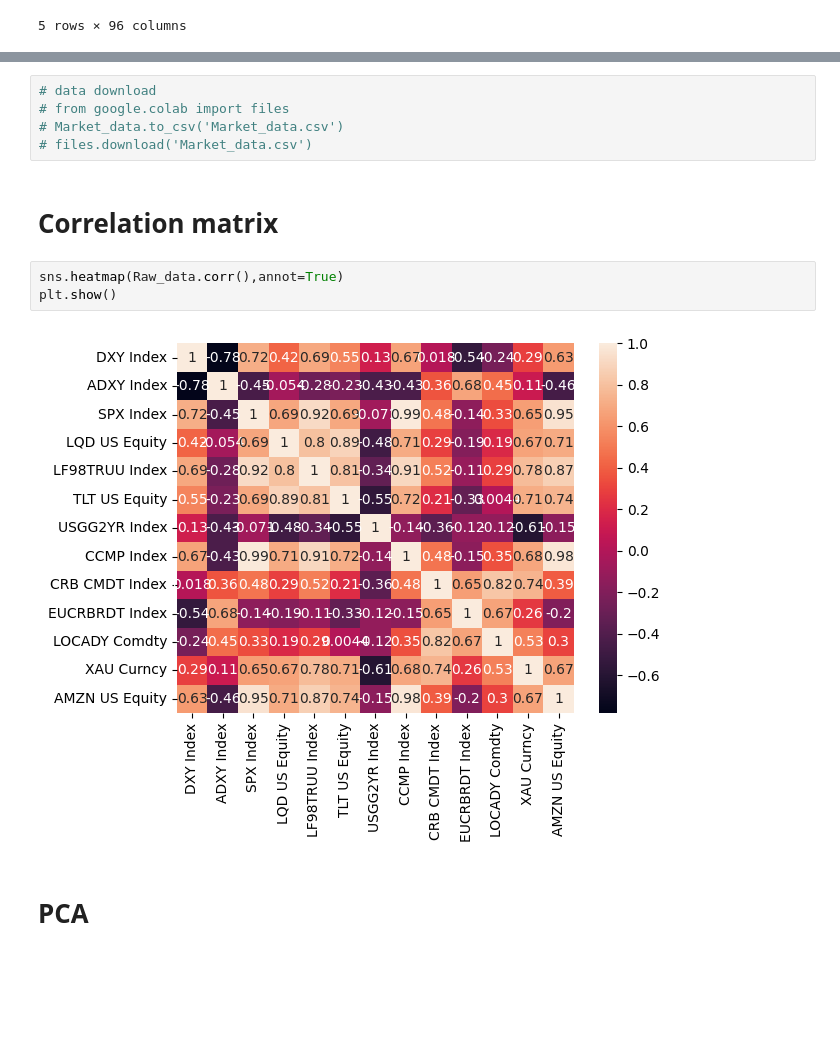
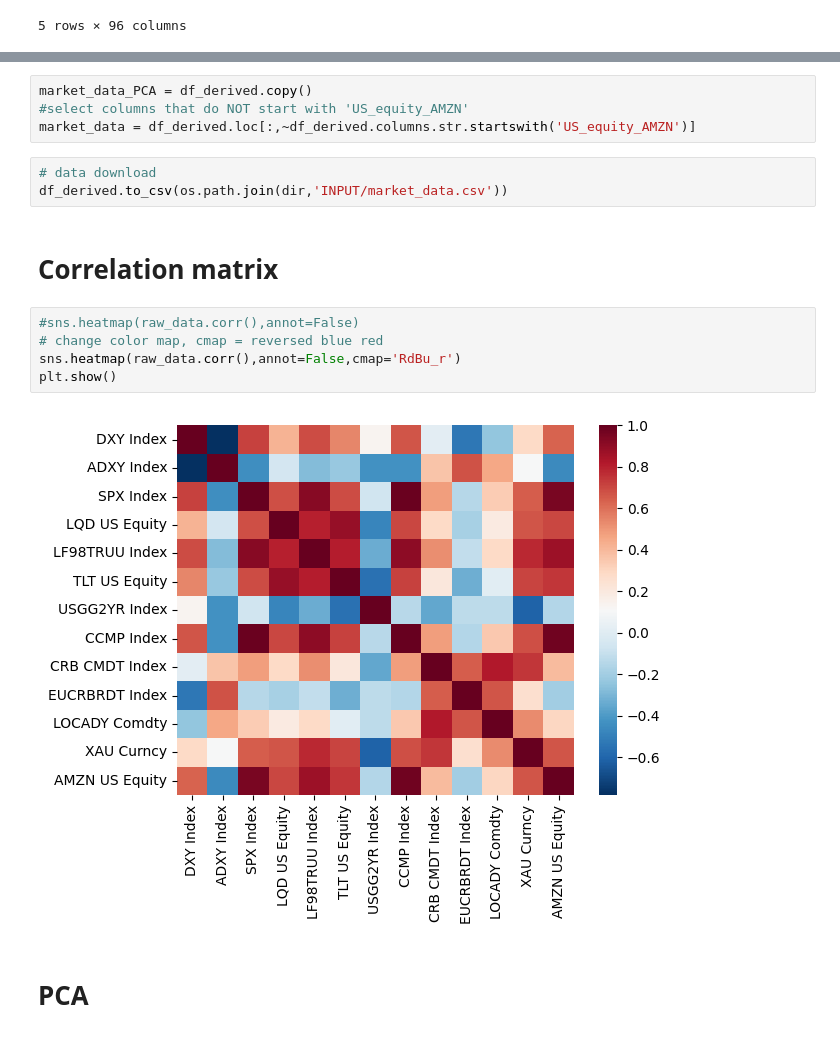
Before and after one commit to joyyuan89/FinAI, a Jupyter notebook: case_study/market_regime/Market_regime_v1.ipynb, the cells around one changed output, grey strips where cells are left out. Drawn from its saved outputs; the diff is of its cells as text; blank space fills up the shorter version.

```diff
--- a/case_study/market_regime/Market_regime_v1.ipynb
+++ b/case_study/market_regime/Market_regime_v1.ipynb
@@ -189,15 +177,19 @@ Index(['label', 'US_equity_MA10', 'US_equity_STD10', 'US_equity_DIFF10',
-# %%
-# data download
-# from google.colab import files
-# Market_data.to_csv('Market_data.csv')
-# files.download('Market_data.csv')
+# %%
+market_data_PCA = df_derived.copy()
+#select columns that do NOT start with 'US_equity_AMZN'
+market_data = df_derived.loc[:,~df_derived.columns.str.startswith('US_equity_AMZN')]
+# %%
+# data download
+df_derived.to_csv(os.path.join(dir,'INPUT/market_data.csv'))
 # %% [markdown]
 # Correlation matrix
-# %%
-sns.heatmap(Raw_data.corr(),annot=True)
-plt.show()
-# %% [output]
-[figure, removed]
+# %%
+#sns.heatmap(raw_data.corr(),annot=False)
+# change color map, cmap = reversed blue red
+sns.heatmap(raw_data.corr(),annot=False,cmap='RdBu_r')
+plt.show()
+# %% [output]
+[figure, added]
 # %% [markdown]
 # PCA
 # %%
```
Also changed, not shown: parts of 27 cells of this notebook, 1 other file.
